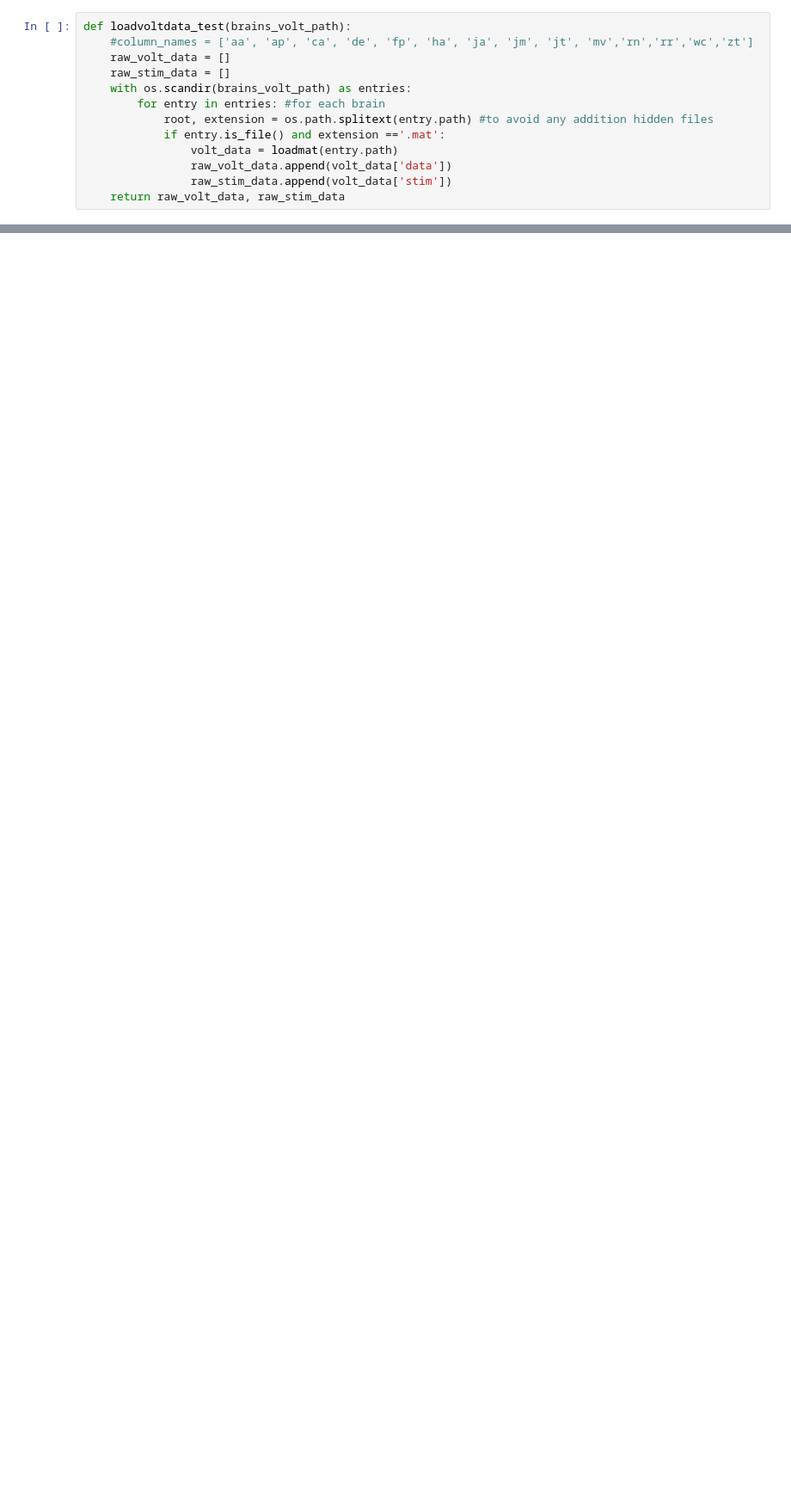
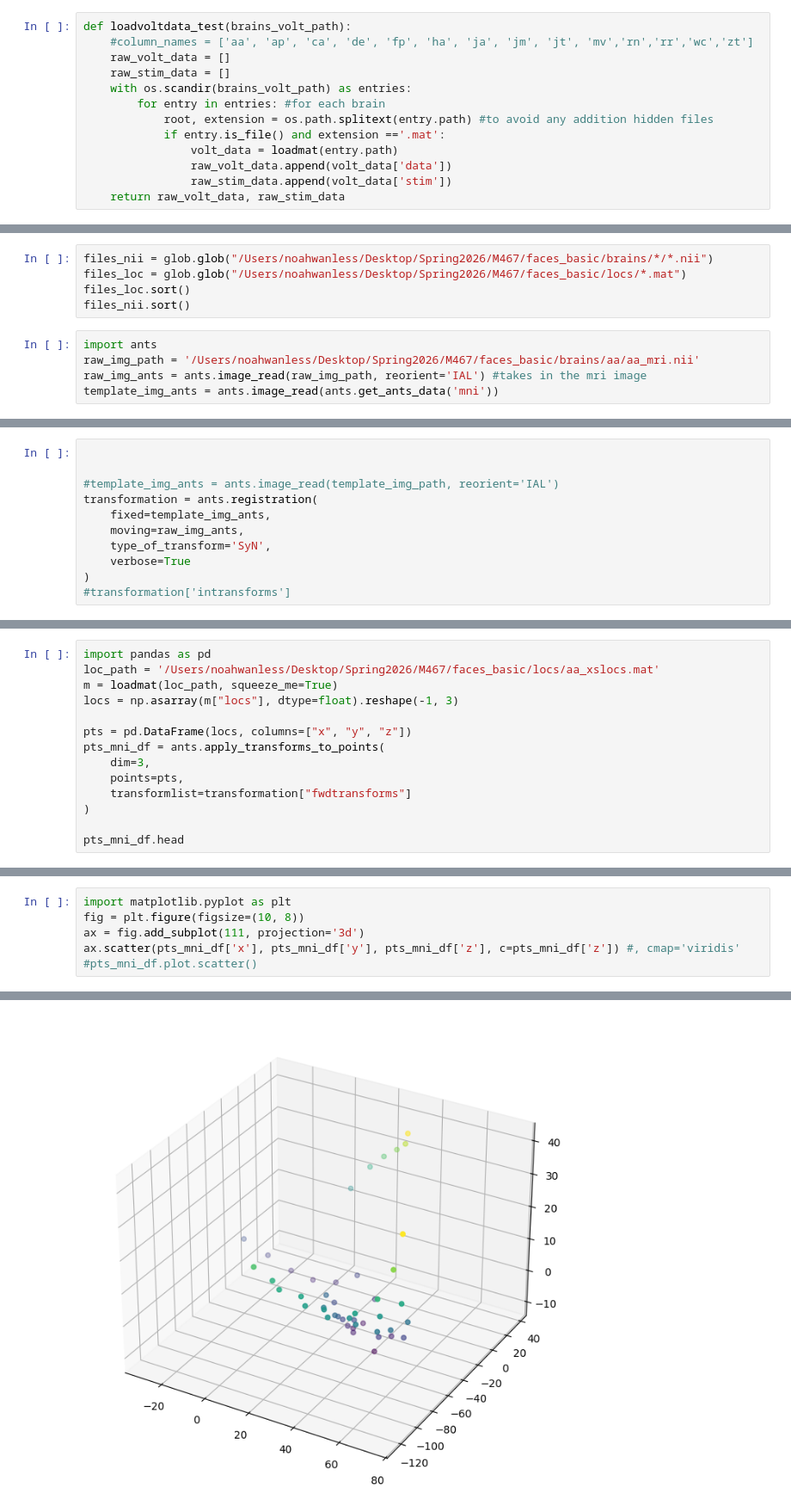
Before and after one commit to NoahWanless/SuperEeg-M467-project, a Jupyter notebook: noah_testing.ipynb, the cells around one changed output, grey strips where cells are left out. Shown at 86% size. Drawn from its saved outputs; the diff is of its cells as text; blank space fills up the shorter version.

```diff
--- a/noah_testing.ipynb
+++ b/noah_testing.ipynb
@@ -29,0 +53,10 @@ filtered_volt = preprocess_voltage(raw_volt)
+# %%
+files_nii = glob.glob("/Users/noahwanless/Desktop/Spring2026/M467/faces_basic/brains/*/*.nii")
+files_loc = glob.glob("/Users/noahwanless/Desktop/Spring2026/M467/faces_basic/locs/*.mat")
+files_loc.sort()
+files_nii.sort()
+# %%
+import ants
+raw_img_path = '/Users/noahwanless/Desktop/Spring2026/M467/faces_basic/brains/aa/aa_mri.nii'
+raw_img_ants = ants.image_read(raw_img_path, reorient='IAL') #takes in the mri image
+template_img_ants = ants.image_read(ants.get_ants_data('mni'))
@@ -29,0 +241,11 @@ filtered_volt = preprocess_voltage(raw_volt)
+# %%
+
+
+#template_img_ants = ants.image_read(template_img_path, reorient='IAL')
+transformation = ants.registration(
+    fixed=template_img_ants,
+    moving=raw_img_ants,
+    type_of_transform='SyN',
+    verbose=True
+)
+#transformation['intransforms']
@@ -29,0 +270,14 @@ filtered_volt = preprocess_voltage(raw_volt)
+# %%
+import pandas as pd
+loc_path = '/Users/noahwanless/Desktop/Spring2026/M467/faces_basic/locs/aa_xslocs.mat'
+m = loadmat(loc_path, squeeze_me=True)
+locs = np.asarray(m["locs"], dtype=float).reshape(-1, 3)
+
+pts = pd.DataFrame(locs, columns=["x", "y", "z"])
+pts_mni_df = ants.apply_transforms_to_points(
+    dim=3,
+    points=pts,
+    transformlist=transformation["fwdtransforms"]
+)
+
+pts_mni_df.head
@@ -29,0 +302,7 @@ filtered_volt = preprocess_voltage(raw_volt)
+# %%
+import matplotlib.pyplot as plt
+fig = plt.figure(figsize=(10, 8))
+ax = fig.add_subplot(111, projection='3d')
+ax.scatter(pts_mni_df['x'], pts_mni_df['y'], pts_mni_df['z'], c=pts_mni_df['z']) #, cmap='viridis'
+#pts_mni_df.plot.scatter()
+# %% [output]
@@ -29,0 +310 @@ filtered_volt = preprocess_voltage(raw_volt)
+[figure, added]
```
Also changed, not shown: parts of 20 cells of this notebook, 2 other files.
